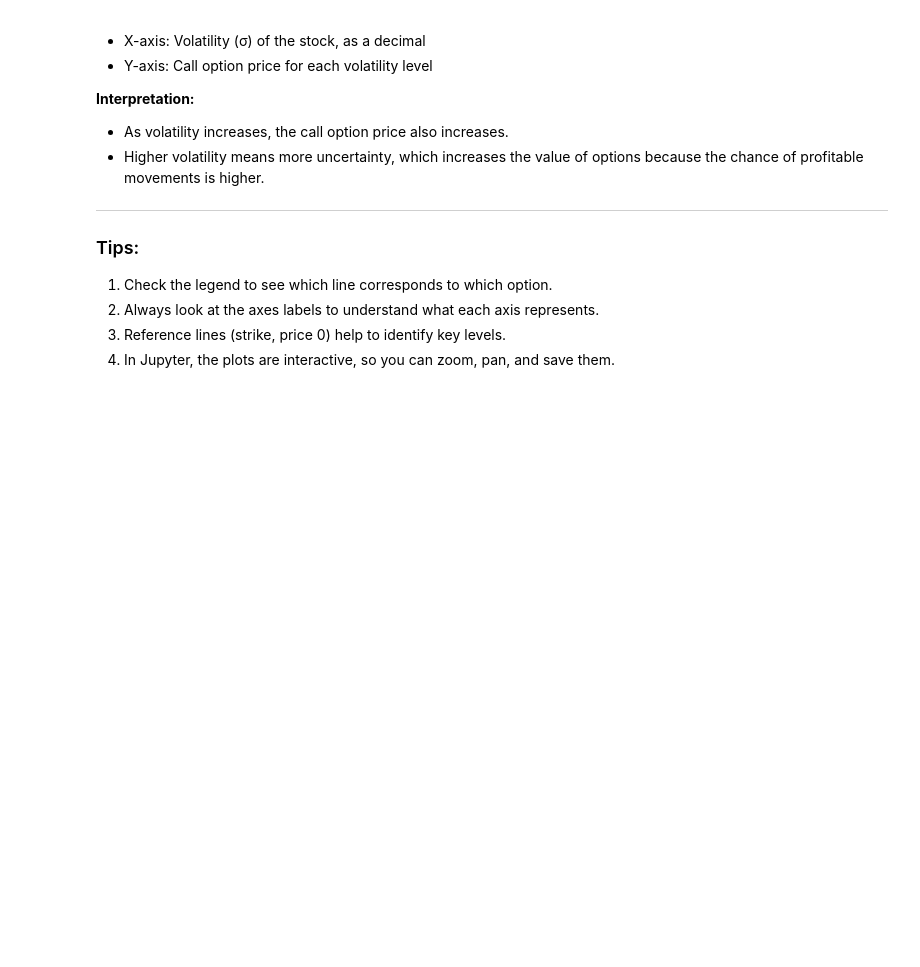
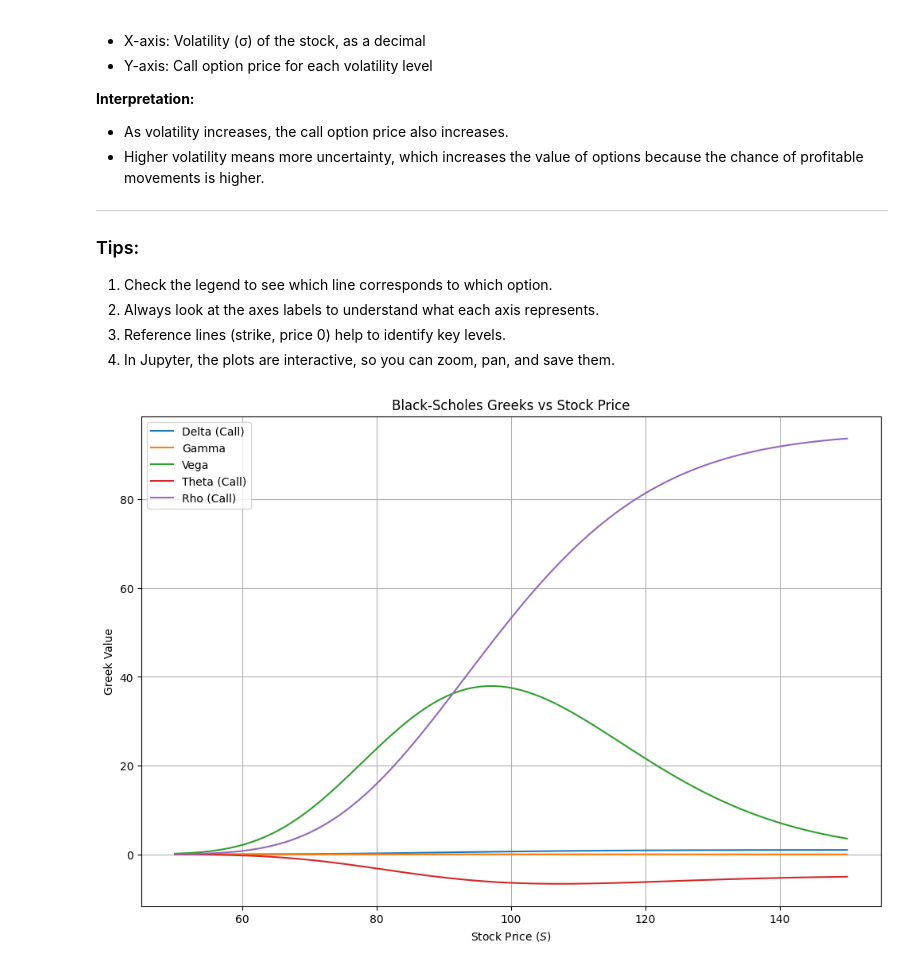
Before and after one commit to RodrigoJimenezAlonso/OptionPricing, a Jupyter notebook: notebooks/01_BlackScholes.ipynb, the cells around one changed output. Cells and saved outputs as stored; diff of their text form; code cells hidden in the pictures; blank space fills up the shorter version.

```diff
--- a/notebooks/01_BlackScholes.ipynb
+++ b/notebooks/01_BlackScholes.ipynb
@@ -146,0 +184,27 @@ plt.show()
+# %%
+# ==============================================================
+# Visualize Greeks vs Stock Price
+# ==============================================================
+
+S_range = np.linspace(50, 150, 100)
+
+deltas_call = [black_scholes_delta(S, K, T, r, sigma, 'call') for S in S_range]
+gammas = [black_scholes_gamma(S, K, T, r, sigma) for S in S_range]
+vegas = [black_scholes_vega(S, K, T, r, sigma) for S in S_range]
+thetas_call = [black_scholes_theta(S, K, T, r, sigma, 'call') for S in S_range]
+rhos_call = [black_scholes_rho(S, K, T, r, sigma, 'call') for S in S_range]
+
+plt.figure(figsize=(12,8))
+plt.plot(S_range, deltas_call, label='Delta (Call)')
+plt.plot(S_range, gammas, label='Gamma')
+plt.plot(S_range, vegas, label='Vega')
+plt.plot(S_range, thetas_call, label='Theta (Call)')
+plt.plot(S_range, rhos_call, label='Rho (Call)')
+plt.title('Black-Scholes Greeks vs Stock Price')
+plt.xlabel('Stock Price ($S$)')
+plt.ylabel('Greek Value')
+plt.legend()
+plt.grid(True)
+plt.show()
+# %% [output]
+[figure, added]
```
Also changed, not shown: parts of 2 cells of this notebook, 1 other file.
